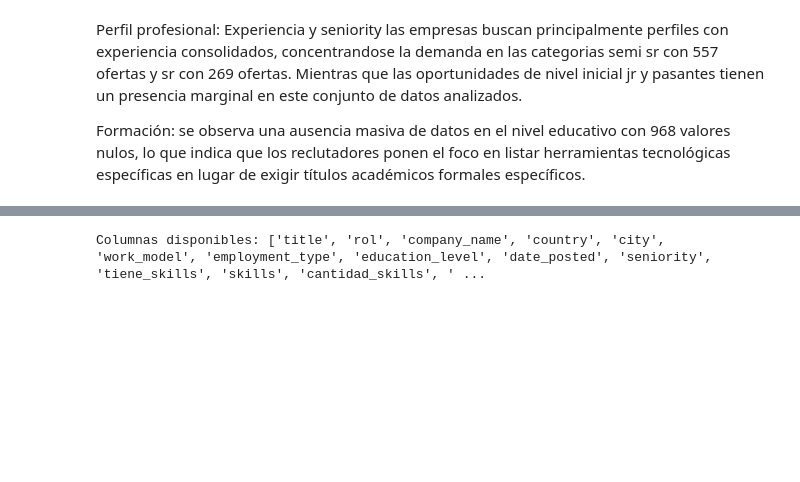
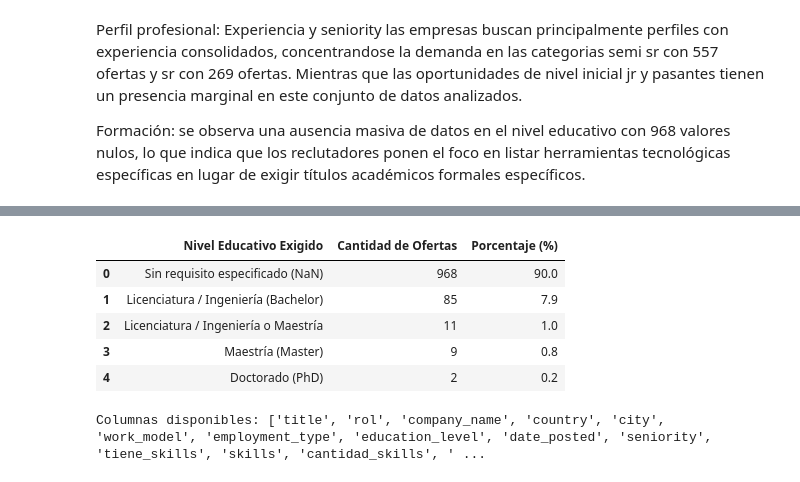
Before and after one commit to Maraffonso/Consulting-Challenge, a Jupyter notebook: notebooks/Analisis exploratorio.ipynb, the cells around one changed output, grey strips where cells are left out. Saved outputs shown, nothing was run; the diff lists cells and outputs as text; code cells hidden in the pictures; blank space fills up the shorter version.

```diff
--- a/notebooks/Analisis exploratorio.ipynb
+++ b/notebooks/Analisis exploratorio.ipynb
@@ -236,3 +271,33 @@ Formación: se observa una ausencia masiva de datos en el nivel educativo con 96
+# %%
+import pandas as pd
+
+# Clasificar las 71 variantes de texto en grupos claros
+def agrupar_titulo(texto):
+    if pd.isna(texto):
+        return 'Sin requisito especificado (NaN)'
+    texto_lower = str(texto).lower()
+    if 'phd' in texto_lower or 'doctorate' in texto_lower:
+        return 'Doctorado (PhD)'
+    elif 'master' in texto_lower and 'bachelor' in texto_lower:
+        return 'Licenciatura / Ingeniería o Maestría'
+    elif 'master' in texto_lower:
+        return 'Maestría (Master)'
+    else:
+        return 'Licenciatura / Ingeniería (Bachelor)'
+
+# Crear tabla resumen
+tabla_educacion = df['education_level'].apply(agrupar_titulo).value_counts().reset_index()
+tabla_educacion.columns = ['Nivel Educativo Exigido', 'Cantidad de Ofertas']
+tabla_educacion['Porcentaje (%)'] = (tabla_educacion['Cantidad de Ofertas'] / len(df) * 100).round(1)
+
+display(tabla_educacion)
+# %% [output]
+|  | Nivel Educativo Exigido | Cantidad de Ofertas | Porcentaje (%) |
+| 0 | Sin requisito especificado (NaN) | 968 | 90.0 |
+| 1 | Licenciatura / Ingeniería (Bachelor) | 85 | 7.9 |
+| 2 | Licenciatura / Ingeniería o Maestría | 11 | 1.0 |
+| 3 | Maestría (Master) | 9 | 0.8 |
+| 4 | Doctorado (PhD) | 2 | 0.2 |
 # %%
 # Ver todas las columnas del dataset y una muestra de las primeras filas
 print("Columnas disponibles:", df.columns.tolist())
```
Also changed, not shown: parts of 2 cells of this notebook.
